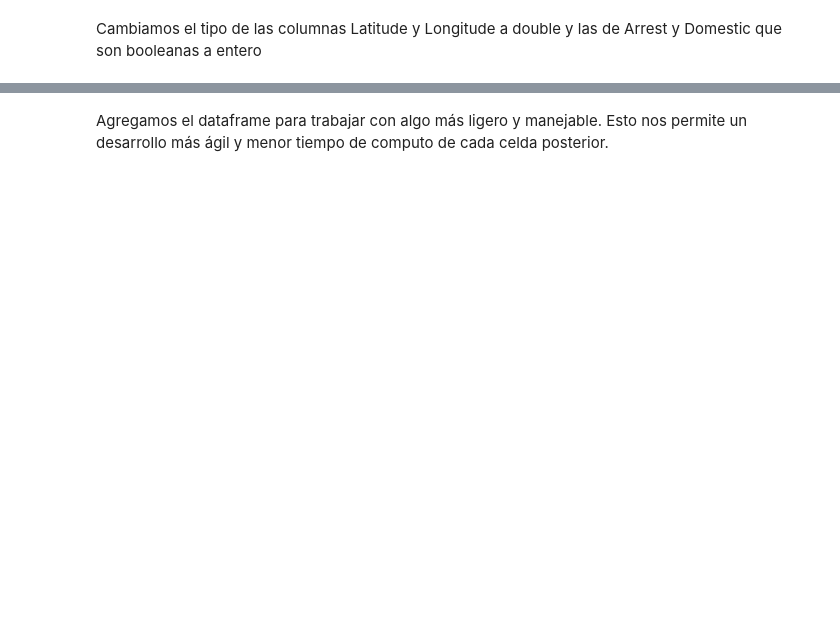
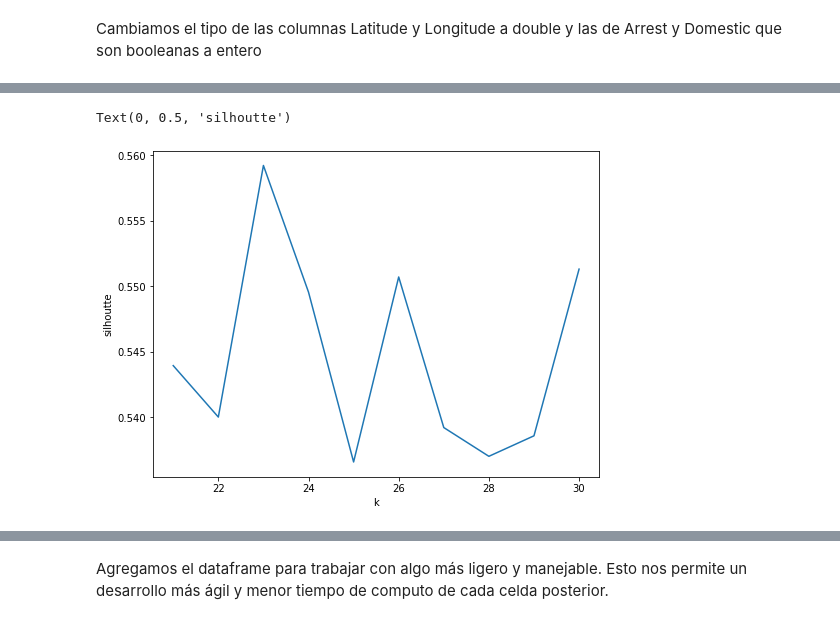
Before and after one commit to DarioEspinosaGarcia/Big_Data, a Jupyter notebook: Chicago.ipynb, the cells around one changed output, grey strips where cells are left out. Saved outputs shown, nothing was run; the diff lists cells and outputs as text; code cells hidden in the pictures; blank space fills up the shorter version.

```diff
--- a/Chicago.ipynb
+++ b/Chicago.ipynb
@@ -246,0 +245,26 @@ only showing top 10 rows
+# %%
+#Tenemos que estudiar como se está calculando el evaluador, si es mejor bajo o alto y utilizar la distancia a Manhattan
+silhouette_score30=[]
+evaluator30 = ClusteringEvaluator()
+prediction_max30 = None
+centroids_max30 = None
+score_max30 = 0
+
+
+for i in range(21,31):
+
+    KMeans_algo30=KMeans(featuresCol='features', k=i)
+
+    KMeans_fit30=KMeans_algo30.fit(assembled_data)
+    output30=KMeans_fit30.transform(assembled_data)
+
+    score30=evaluator30.evaluate(output30)
+
+    silhouette_score30.append(score30)
+
+    if(score30 > score_max30):
+        prediction_max30 = output30
+        centroids_max30 = KMeans_fit30.clusterCenters()
+        score_max30 = score30
+
+    print("Silhouette Score:",score30,"i=",i)
@@ -247 +282,11 @@ only showing top 10 rows
+# %%
+#Visualizing the silhouette scores in a plot
+
+fig, ax = plt.subplots(1,1, figsize =(8,6))
+ax.plot(range(21,31),silhouette_score30)
+ax.set_xlabel('k')
+ax.set_ylabel('silhoutte')
+# %% [output]
+Text(0, 0.5, 'silhoutte')
+[figure, added]
 # %%
```
Also changed, not shown: parts of 68 cells of this notebook, 1 other file.
